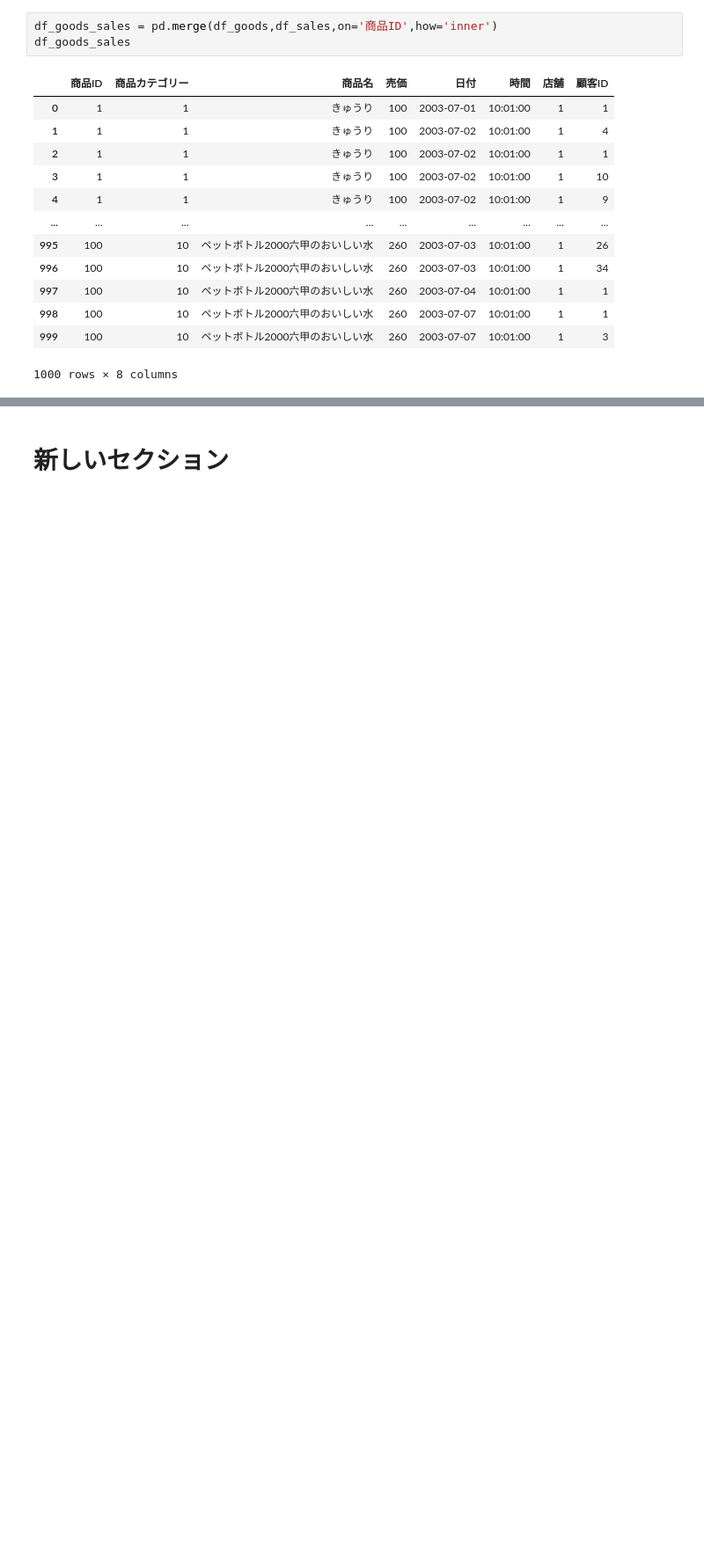
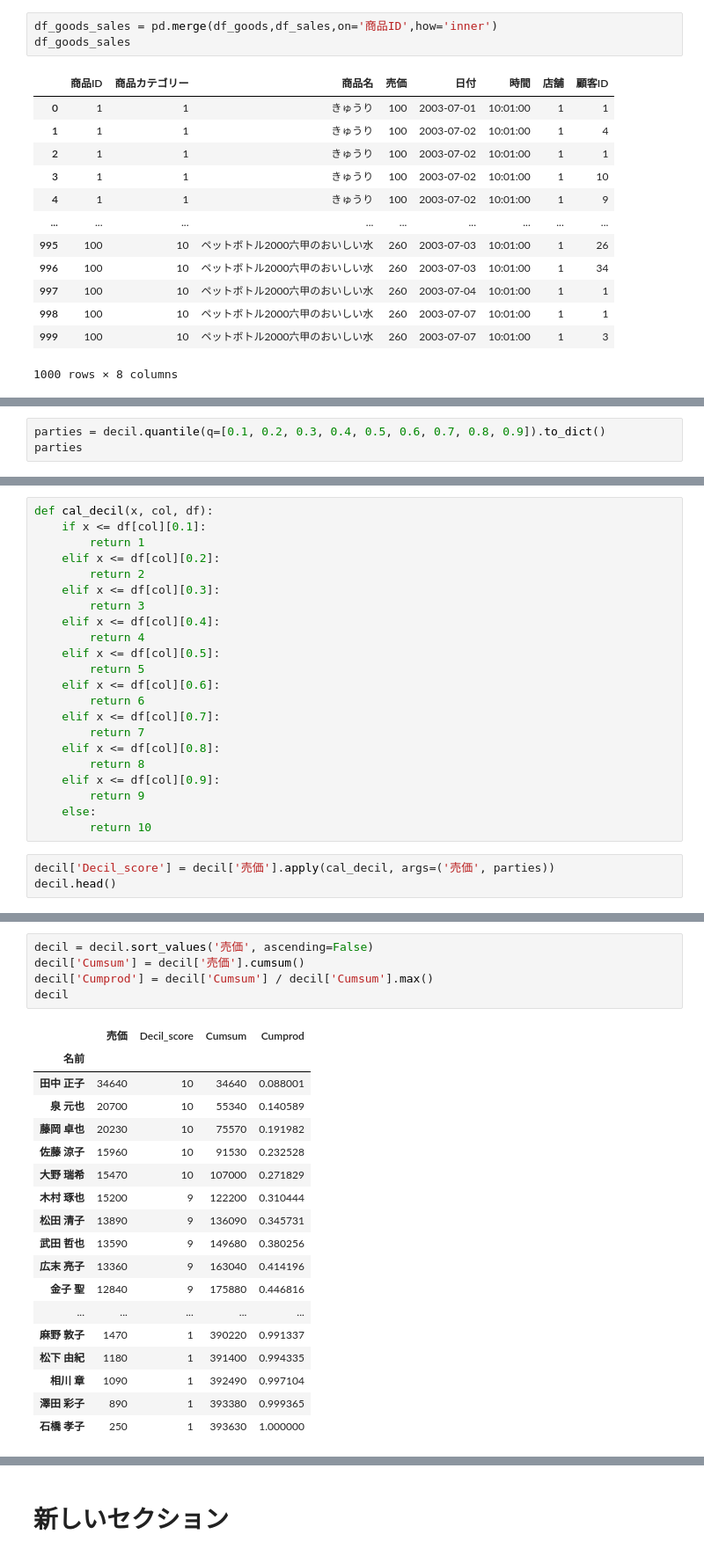
Before and after one commit to sugimotoh/seminar2018, a Jupyter notebook: Decile_Analysis.ipynb, the cells around one changed output, grey strips where cells are left out. Shown at 88% size. Cells and saved outputs as stored; diff of their text form; blank space fills up the shorter version.

```diff
--- a/Decile_Analysis.ipynb
+++ b/Decile_Analysis.ipynb
@@ -76,0 +86,3 @@ display(HTML(df_goods_sales_custm.to_html()))
+# %%
+parties = decil.quantile(q=[0.1, 0.2, 0.3, 0.4, 0.5, 0.6, 0.7, 0.8, 0.9]).to_dict()
+parties
@@ -76,0 +99,25 @@ display(HTML(df_goods_sales_custm.to_html()))
+# %%
+def cal_decil(x, col, df):
+    if x <= df[col][0.1]:
+        return 1
+    elif x <= df[col][0.2]:
+        return 2
+    elif x <= df[col][0.3]:
+        return 3
+    elif x <= df[col][0.4]:
+        return 4
+    elif x <= df[col][0.5]:
+        return 5
+    elif x <= df[col][0.6]:
+        return 6
+    elif x <= df[col][0.7]:
+        return 7
+    elif x <= df[col][0.8]:
+        return 8
+    elif x <= df[col][0.9]:
+        return 9
+    else:
+        return 10
+# %%
+decil['Decil_score'] = decil['売価'].apply(cal_decil, args=('売価', parties))
+decil.head()
@@ -76,0 +132,24 @@ display(HTML(df_goods_sales_custm.to_html()))
+# %%
+decil = decil.sort_values('売価', ascending=False)
+decil['Cumsum'] = decil['売価'].cumsum()
+decil['Cumprod'] = decil['Cumsum'] / decil['Cumsum'].max()
+decil
+# %% [output]
+|  | 売価 | Decil_score | Cumsum | Cumprod |
+| 名前 |  |  |  |  |
+| 田中 正子 | 34640 | 10 | 34640 | 0.088001 |
+| 泉 元也 | 20700 | 10 | 55340 | 0.140589 |
+| 藤岡 卓也 | 20230 | 10 | 75570 | 0.191982 |
+| 佐藤 涼子 | 15960 | 10 | 91530 | 0.232528 |
+| 大野 瑞希 | 15470 | 10 | 107000 | 0.271829 |
+| 木村 琢也 | 15200 | 9 | 122200 | 0.310444 |
+| 松田 清子 | 13890 | 9 | 136090 | 0.345731 |
+| 武田 哲也 | 13590 | 9 | 149680 | 0.380256 |
+| 広末 亮子 | 13360 | 9 | 163040 | 0.414196 |
+| 金子 聖 | 12840 | 9 | 175880 | 0.446816 |
+| ... | ... | ... | ... | ... |
+| 麻野 敦子 | 1470 | 1 | 390220 | 0.991337 |
+| 松下 由紀 | 1180 | 1 | 391400 | 0.994335 |
+| 相川 章 | 1090 | 1 | 392490 | 0.997104 |
+| 澤田 彩子 | 890 | 1 | 393380 | 0.999365 |
+| 石橋 孝子 | 250 | 1 | 393630 | 1.000000 |
```
Also changed, not shown: parts of 8 cells of this notebook.
